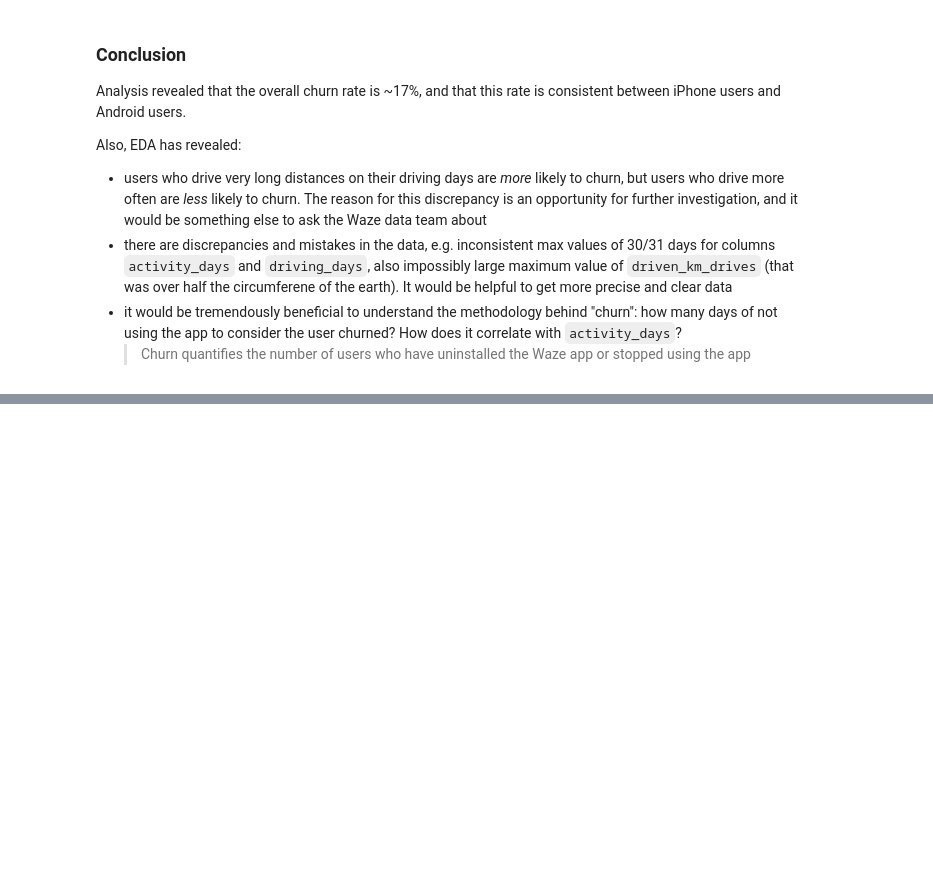
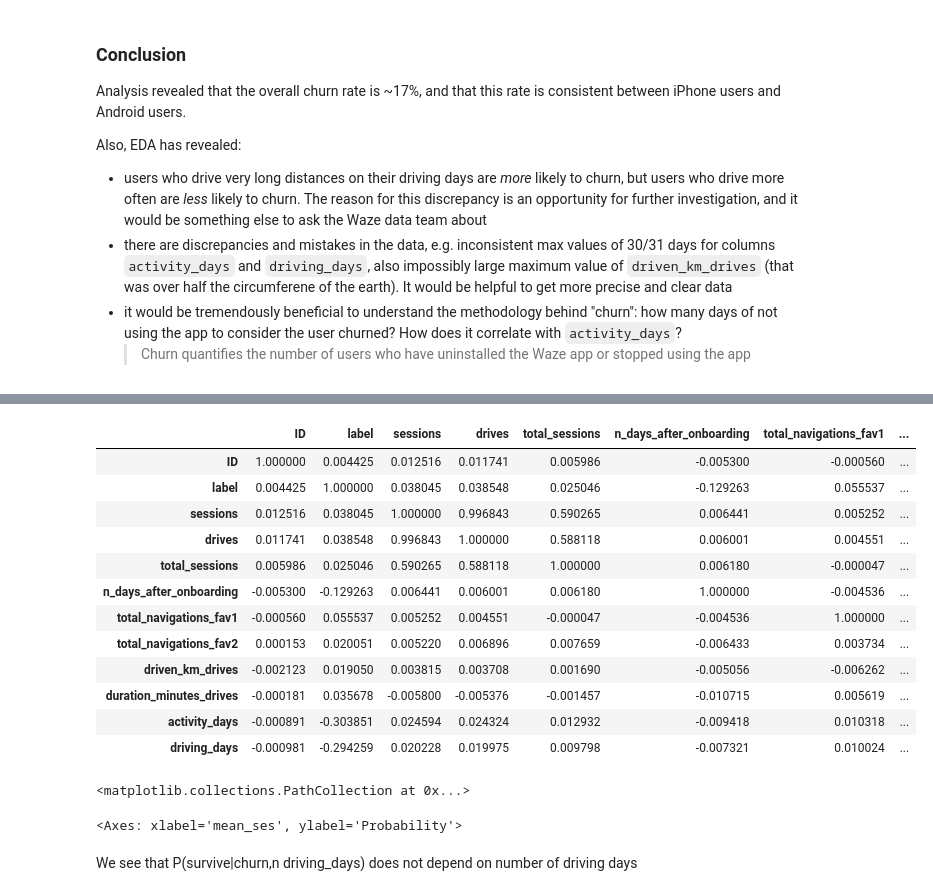
Before and after one commit to point-de-vyu/data-analytics-projects, a Jupyter notebook: Waze_predicting_user_churn/1. Exploratory_data_analysis.ipynb, the cells around one changed output, grey strips where cells are left out. Cells and saved outputs as stored; diff of their text form; code cells hidden in the pictures; blank space fills up the shorter version.

```diff
--- a/Waze_predicting_user_churn/1. Exploratory_data_analysis.ipynb
+++ b/Waze_predicting_user_churn/1. Exploratory_data_analysis.ipynb
@@ -639,0 +782,36 @@ Also, EDA has revealed:
+# %%
+#df['label']=df['label'].map({'retained': 0, 'churned': 1})
+df.drop(columns =['device']).corr()
+# %% [output]
+|  | ID | label | sessions | drives | total_sessions | n_days_after_onboarding | total_navigations_fav1 | ... |
+| ID | 1.000000 | 0.004425 | 0.012516 | 0.011741 | 0.005986 | -0.005300 | -0.000560 | ... |
+| label | 0.004425 | 1.000000 | 0.038045 | 0.038548 | 0.025046 | -0.129263 | 0.055537 | ... |
+| sessions | 0.012516 | 0.038045 | 1.000000 | 0.996843 | 0.590265 | 0.006441 | 0.005252 | ... |
+| drives | 0.011741 | 0.038548 | 0.996843 | 1.000000 | 0.588118 | 0.006001 | 0.004551 | ... |
+| total_sessions | 0.005986 | 0.025046 | 0.590265 | 0.588118 | 1.000000 | 0.006180 | -0.000047 | ... |
+| n_days_after_onboarding | -0.005300 | -0.129263 | 0.006441 | 0.006001 | 0.006180 | 1.000000 | -0.004536 | ... |
+| total_navigations_fav1 | -0.000560 | 0.055537 | 0.005252 | 0.004551 | -0.000047 | -0.004536 | 1.000000 | ... |
+| total_navigations_fav2 | 0.000153 | 0.020051 | 0.005220 | 0.006896 | 0.007659 | -0.006433 | 0.003734 | ... |
+| driven_km_drives | -0.002123 | 0.019050 | 0.003815 | 0.003708 | 0.001690 | -0.005056 | -0.006262 | ... |
+| duration_minutes_drives | -0.000181 | 0.035678 | -0.005800 | -0.005376 | -0.001457 | -0.010715 | 0.005619 | ... |
+| activity_days | -0.000891 | -0.303851 | 0.024594 | 0.024324 | 0.012932 | -0.009418 | 0.010318 | ... |
+| driving_days | -0.000981 | -0.294259 | 0.020228 | 0.019975 | 0.009798 | -0.007321 | 0.010024 | ... |
+# %%
+%matplotlib qt
+#plt.scatter(df['driven_km_drives'],df['duration_minutes_drives'],c=df['label'])
+plt.scatter(df['sessions'],df['sessions']/df['drives'],c=df['label'])
+# %% [output]
+<matplotlib.collections.PathCollection at 0x...>
+# %%
+import seaborn as sns
+data = df.apply(lambda x: x['sessions']/x['drives'] if (x['drives'] != 0 and x['sessions'] != 0) else np.nan,axis=1)
+df['mean_ses']= data
+df=df.dropna()
+fig,ax=plt.subplots(1,1)
+bins= np.arange(25)*0.01+1
+sns.histplot(df[df['label']==0]['mean_ses'],stat='probability',ax=ax,bins=bins)
+sns.histplot(df[df['label']==1]['mean_ses'],stat='probability',ax=ax,bins=bins)
+# %% [output]
+<Axes: xlabel='mean_ses', ylabel='Probability'>
+# %% [markdown]
+We see that P(survive|churn,n driving_days) does not depend on number of driving days
```
Also changed, not shown: parts of 22 cells of this notebook, 1 other file.
